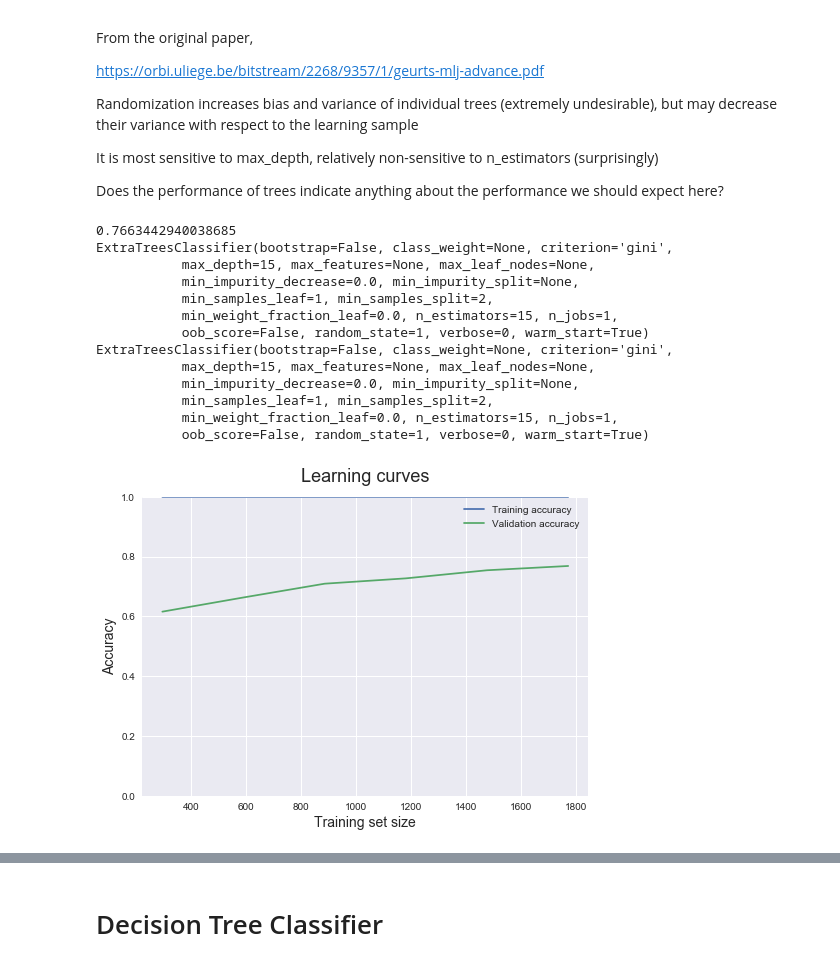
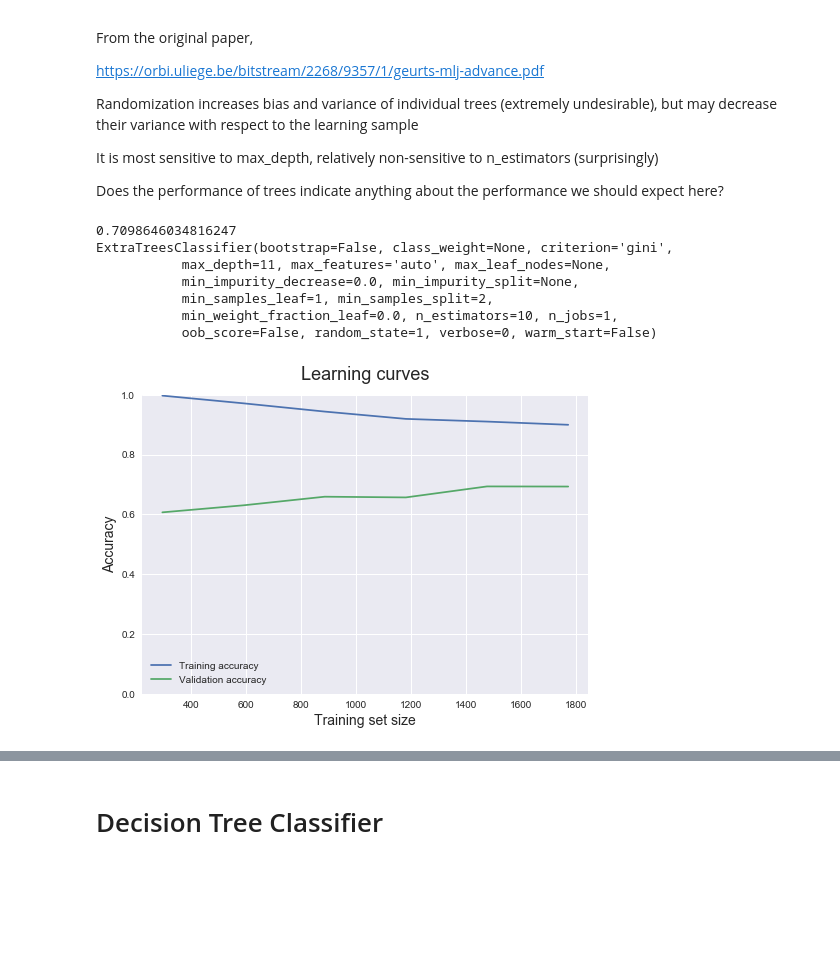
Before and after one commit to nshea3/ml_notebooks, a Jupyter notebook: ML_P1_welllogs.ipynb, the cells around one changed output, grey strips where cells are left out. Cells and saved outputs as stored; diff of their text form; code cells hidden in the pictures; blank space fills up the shorter version.

```diff
--- a/ML_P1_welllogs.ipynb
+++ b/ML_P1_welllogs.ipynb
@@ -150,29 +169,22 @@ Does the performance of trees indicate anything about the performance we should
 # %%
 """
 This is the ExtraTreesClassifier
 
 """
 
-etc_grid = {'n_estimators' : range(5,20,5), 'max_depth' : range(3,20),
+etc_grid = {'n_estimators' : range(5,20,5), 'max_depth' : range(3,13),
             'max_features':["auto","log2",None], 'warm_start':[True, False]}
 result = model_helper(etc_grid, ExtraTreesClassifier(random_state=1), X_train, y_train)
-print(result[0])
 etc_est = result[0]
 
 plot_learning_curve(*tv_scores_mean(etc_est,X_train,y_train,train_sizes))
 # %% [output]
-0.7663442940038685
+0.7098646034816247
 ExtraTreesClassifier(bootstrap=False, class_weight=None, criterion='gini',
-           max_depth=15, max_features=None, max_leaf_nodes=None,
+           max_depth=11, max_features='auto', max_leaf_nodes=None,
            min_impurity_decrease=0.0, min_impurity_split=None,
            min_samples_leaf=1, min_samples_split=2,
-           min_weight_fraction_leaf=0.0, n_estimators=15, n_jobs=1,
-           oob_score=False, random_state=1, verbose=0, warm_start=True)
-ExtraTreesClassifier(bootstrap=False, class_weight=None, criterion='gini',
-           max_depth=15, max_features=None, max_leaf_nodes=None,
-           min_impurity_decrease=0.0, min_impurity_split=None,
-           min_samples_leaf=1, min_samples_split=2,
-           min_weight_fraction_leaf=0.0, n_estimators=15, n_jobs=1,
-           oob_score=False, random_state=1, verbose=0, warm_start=True)
+           min_weight_fraction_leaf=0.0, n_estimators=10, n_jobs=1,
+           oob_score=False, random_state=1, verbose=0, warm_start=False)
-[figure, old version]
+[figure, new version]
 # %%
```
Also changed, not shown: parts of 16 cells of this notebook.
